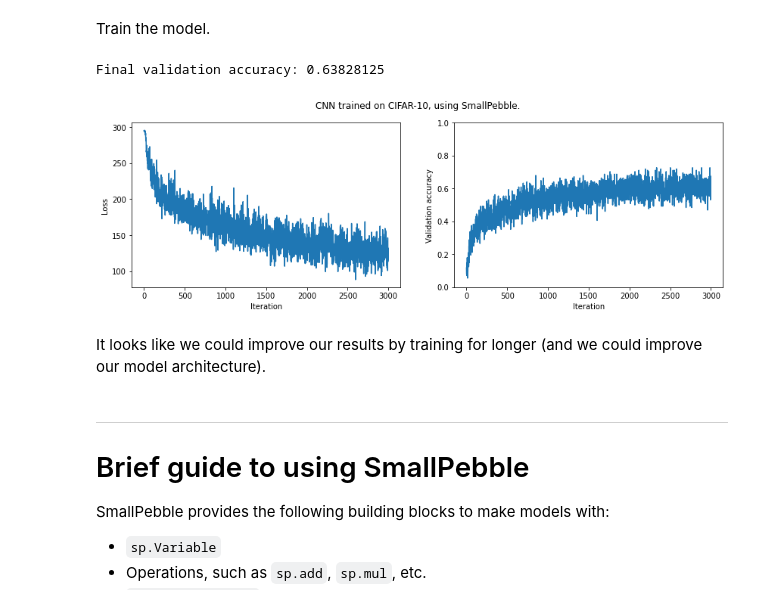
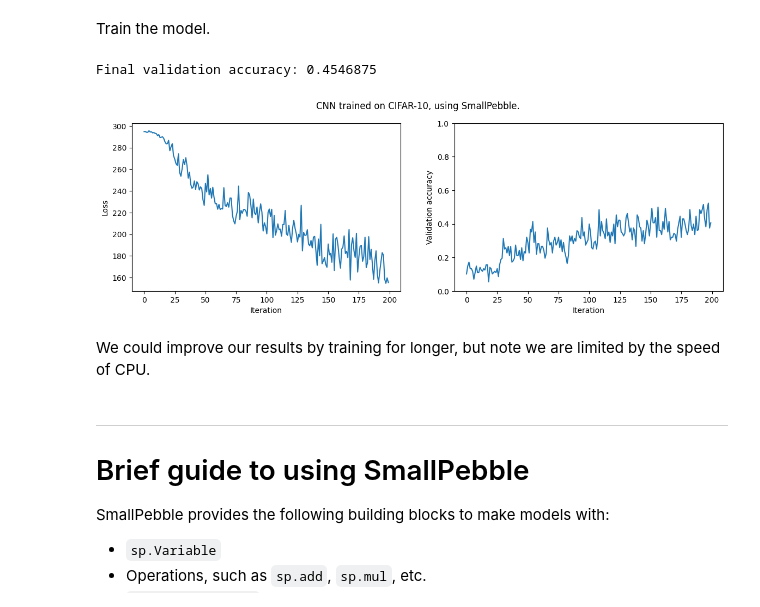
Before and after one commit to sradc/SmallPebble, a Jupyter notebook: README.ipynb, the cells around one changed output. Drawn from its saved outputs; the diff is of its cells as text; code cells hidden in the pictures.

```diff
--- a/README.ipynb
+++ b/README.ipynb
@@ -175,14 +170,9 @@ cupy
 # %%
-"Convert data to CuPy arrays"
-
-X_train = cupy.array(X_train)
-y_train = cupy.array(y_train)
-
 # Seperate out data for validation as before.
-X = X_train[:45_000, ...]
-y = y_train[:45_000]
-X_eval = X_train[45_000:50_000, ...]
-y_eval = y_train[45_000:50_000]
+X = X_train[:1000, ...]
+y = y_train[:1000]
+X_eval = X_train[1000:1100, ...]
+y_eval = y_train[1000:1100]
 # %%
 """Define a model."""
 
@@ -221,7 +211,7 @@ h.run().shape
 # %% [markdown]
 Train the model.
 # %%
-NUM_ITERS = 3000
+NUM_ITERS = 200
 BATCH_SIZE = 128
 
 eval_batch = sp.batch(X_eval, y_eval, BATCH_SIZE)
@@ -239,37 +229,37 @@ for i, (xbatch, ybatch) in tqdm(enumerate(sp.batch(X, y, BATCH_SIZE)), total=NUM
         print("Aborting, loss is nan.")
         break
     loss_vals.append(loss_val.array)
 
     # Compute gradients, and carry out learning step.
     gradients = sp.get_gradients(loss_val)
     adam.training_step(learnables, gradients)
 
     # Compute validation accuracy:
     x_eval_batch, y_eval_batch = next(eval_batch)
     X_in.assign_value(sp.Variable(x_eval_batch.reshape([-1, 32, 32, 3])))
     predictions = y_pred.run()
     predictions = np.argmax(predictions.array, axis=1)
     accuracy = (y_eval_batch == predictions).mean()
     validation_acc.append(accuracy)
 
 print(f'Final validation accuracy: {np.mean(validation_acc[-10:])}')
 plt.figure(figsize=(14, 4))
 plt.subplot(1, 2, 1)
 plt.ylabel('Loss')
 plt.xlabel('Iteration')
 plt.plot(loss_vals)
 plt.subplot(1, 2, 2)
 plt.ylabel('Validation accuracy')
 plt.xlabel('Iteration')
 plt.suptitle('CNN trained on CIFAR-10, using SmallPebble.')
 plt.ylim([0, 1])
 plt.plot(validation_acc)
 plt.show()
 # %% [output]
-Final validation accuracy: 0.63828125
+Final validation accuracy: 0.4546875
-[figure, old version]
+[figure, new version]
 # %% [markdown]
-It looks like we could improve our results by training for longer (and we could improve our model architecture).
+We could improve our results by training for longer, but note we are limited by the speed of CPU.
 # %% [markdown]
 ---
 
```
Also changed, not shown: parts of 12 cells of this notebook, 24 other files.
